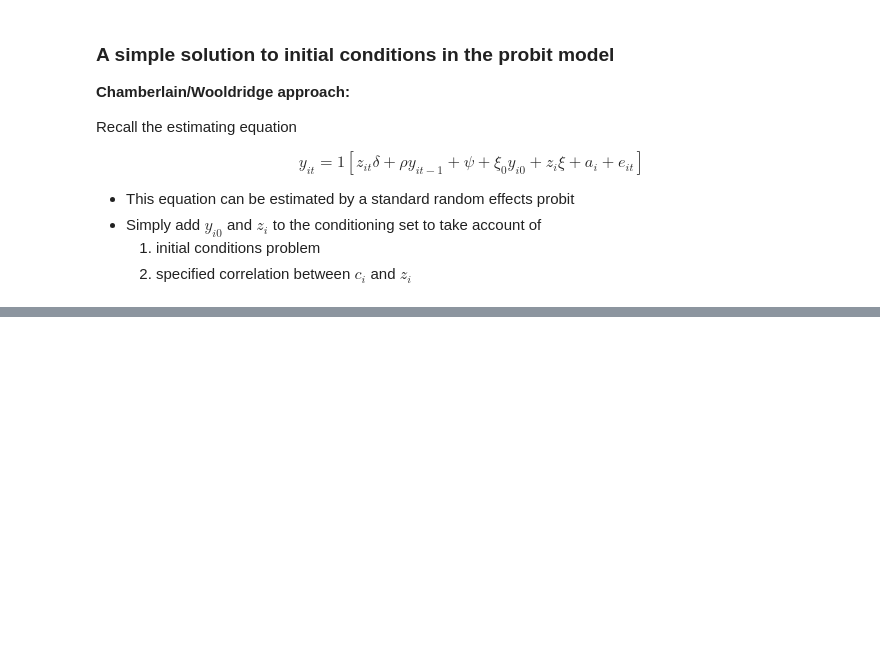
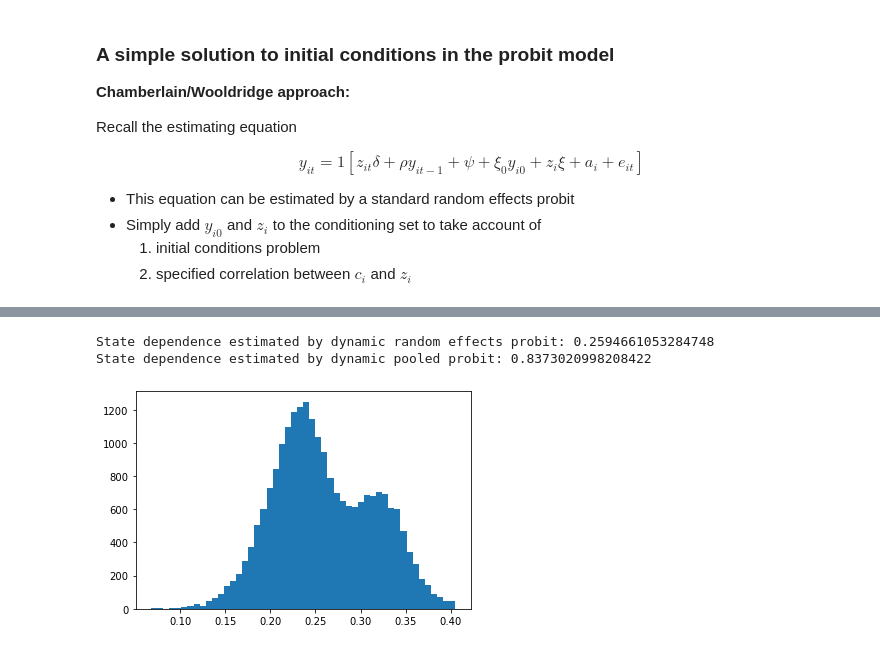
Before and after one commit to bschjerning/metrics2021, a Jupyter notebook: 12_binary_response_panel/binary_choice_panel.ipynb, the cells around one changed output, grey strips where cells are left out. Drawn from its saved outputs; the diff is of its cells as text; code cells hidden in the pictures; blank space fills up the shorter version.

Commit message:
Added empirical results for dynamic models.

```diff
--- a/12_binary_response_panel/binary_choice_panel.ipynb
+++ b/12_binary_response_panel/binary_choice_panel.ipynb
@@ -922,0 +1096,4 @@ res_rep=rand_effect(df, y_it,xvar, groupvar='id', theta0=theta0)
+# %%
+# Pooled probit with controls for correlation with x_it
+z_i=['kids2', 'kids3', 'kids4', 'kids5', 'lhinc2', 'lhinc3', 'lhinc4', 'lhinc5', 'lfp1']
+res_dyn_pp_controls=pooled(df.dropna(), y_it, xvar=['l1.lfp'] + x_it + x_i +x_t[1:] + ['const']+ z_i , groupvar='id', model='probit')
@@ -922,0 +1118,6 @@ res_rep=rand_effect(df, y_it,xvar, groupvar='id', theta0=theta0)
+# %%
+# Random effects probit with controls for correlation with x_it
+sigma_a0=1
+theta0=res_dyn_pp_controls.theta_hat*np.sqrt(1+sigma_a0**2)
+theta0=np.append(theta0,sigma_a0).reshape(-1,1)
+res_dynrep=rand_effect(df.dropna(), y_it, xvar=['l1.lfp'] +x_it + x_i +x_t[1:] + ['const']+ z_i  , groupvar='id', model='probit', theta0=theta0)
@@ -922,0 +1142,36 @@ res_rep=rand_effect(df, y_it,xvar, groupvar='id', theta0=theta0)
+# %%
+# Compute APE of lagged dependent variable in Dynamic Random effects probit
+Nobs, k, n, T, y, x = panel_setup(df.dropna(), y_it,
+   xvar=['l1.lfp'] +x_it + x_i +x_t[1:] + ['const']+ z_i , groupvar='id')
+sigma_a_hat=res_dynrep.theta_hat[-1];
+beta_hat_a=res_dynrep.theta_hat[0:-1]/np.sqrt(1+sigma_a_hat**2)
+
+rho_hat=beta_hat_a[0,0];
+beta_hat_a0=beta_hat_a.copy()
+beta_hat_a0[0,0]=0;
+Px0=G(x@beta_hat_a0, 'probit')
+Px1=G(x@beta_hat_a0 + rho_hat, 'probit')
+PE_lagy_RE=Px1-Px0
+print('State dependence estimated by dynamic random effects probit:',np.mean(PE_lagy_RE))
+
+# Compute APE of lagged dependent variable in Dynamic Pooled probit
+Nobs, k, n, T, y, x = panel_setup(df.dropna(), y_it,
+                                  xvar=['l1.lfp'] + x_it + x_i +x_t[1:] + ['const'] , groupvar='id')
+beta_hat_a=res_dyn_pp.theta_hat
+rho_hat=beta_hat_a[0,0];
+beta_hat_a0=beta_hat_a.copy()
+beta_hat_a0[0,0]=0;
+Px0=G(x@beta_hat_a0, 'probit')
+Px1=G(x@beta_hat_a0 + rho_hat, 'probit')
+PE_lagy_Pooled=Px1-Px0
+print('State dependence estimated by dynamic pooled probit:',np.mean(PE_lagy_Pooled))
+# %% [output]
+State dependence estimated by dynamic random effects probit: 0.2594661053284748
+State dependence estimated by dynamic pooled probit: 0.8373020998208422
+# %%
+# histogram of distribution of state dependence estimated by dynamic random effects probit
+import matplotlib.pyplot as plt
+plt.hist(PE_lagy_RE, bins=50)
+plt.show()
+# %% [output]
+[figure, added]
```
Also changed, not shown: parts of 28 cells of this notebook, 1 other file.
